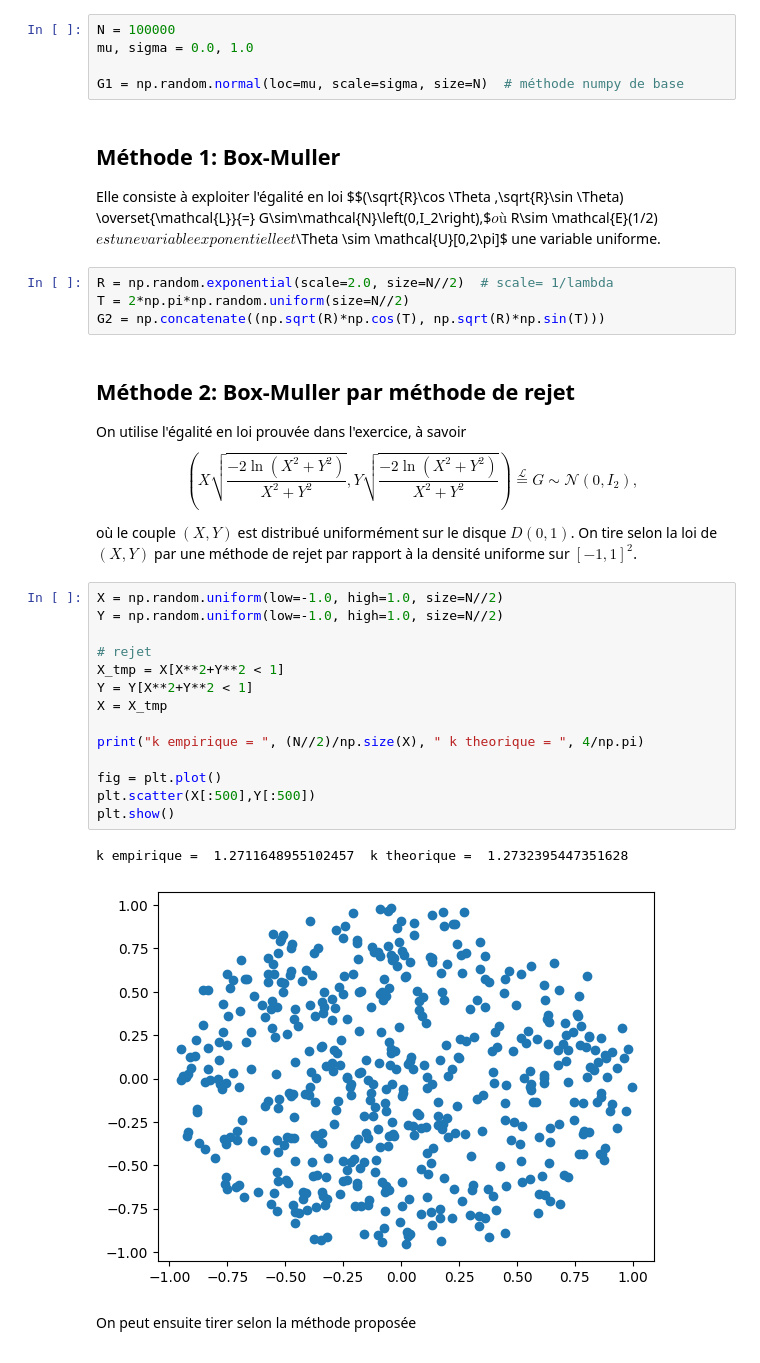
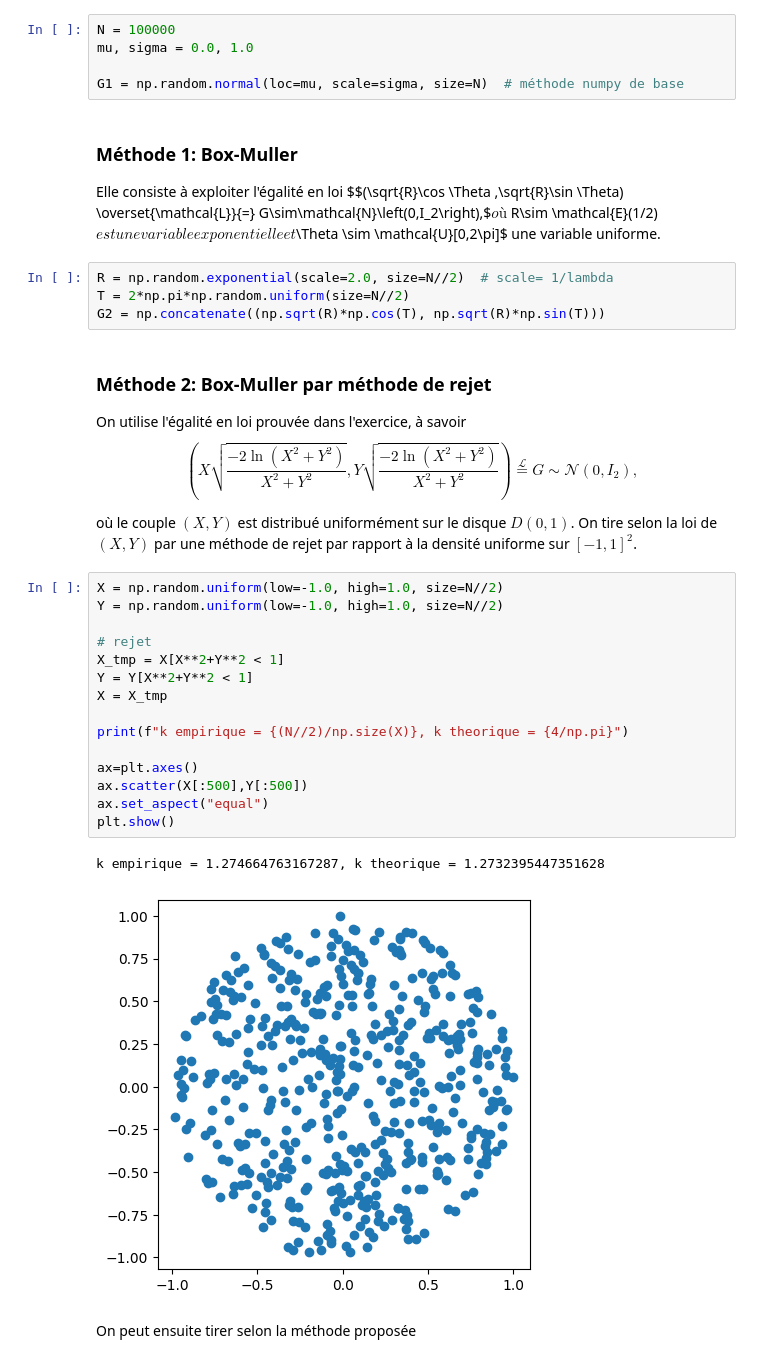
Before and after one commit to noeblassel/noeblassel.github.io, a Jupyter notebook: static/teaching/tp_simu.ipynb, the cells around one changed output. Cells and saved outputs as stored; diff of their text form.

```diff
--- a/static/teaching/tp_simu.ipynb
+++ b/static/teaching/tp_simu.ipynb
@@ -79,7 +78,7 @@ mu, sigma = 0.0, 1.0
 
 G1 = np.random.normal(loc=mu, scale=sigma, size=N)  # méthode numpy de base
 # %% [markdown]
-## Méthode 1: Box-Muller
+### Méthode 1: Box-Muller
 
 Elle consiste à exploiter l'égalité en loi
 $$(\sqrt{R}\cos \Theta ,\sqrt{R}\sin \Theta) \overset{\mathcal{L}}{=} G\sim\mathcal{N}\left(0,I_2\right),\$$
@@ -89,7 +88,7 @@ R = np.random.exponential(scale=2.0, size=N//2)  # scale= 1/lambda
 T = 2*np.pi*np.random.uniform(size=N//2)
 G2 = np.concatenate((np.sqrt(R)*np.cos(T), np.sqrt(R)*np.sin(T)))
 # %% [markdown]
-## Méthode 2: Box-Muller par méthode de rejet
+### Méthode 2: Box-Muller par méthode de rejet
 
 On utilise l'égalité en loi prouvée dans l'exercice, à savoir
 $$\left(X\sqrt{\frac{-2\ln(X^2+Y^2)}{X^2+Y^2}},Y\sqrt{\frac{-2\ln(X^2+Y^2)}{X^2+Y^2}}\right)\overset{\mathcal{L}}{=} G\sim\mathcal{N}\left(0,I_2\right),$$
@@ -98,20 +97,21 @@ où le couple $(X,Y)$ est distribué uniformément sur le disque $D(0,1)$. On ti
 # %%
 X = np.random.uniform(low=-1.0, high=1.0, size=N//2)
 Y = np.random.uniform(low=-1.0, high=1.0, size=N//2)
 
 # rejet
 X_tmp = X[X**2+Y**2 < 1]
 Y = Y[X**2+Y**2 < 1]
 X = X_tmp
 
-print("k empirique = ", (N//2)/np.size(X), " k theorique = ", 4/np.pi)
+print(f"k empirique = {(N//2)/np.size(X)}, k theorique = {4/np.pi}")
 
-fig = plt.plot()
-plt.scatter(X[:500],Y[:500])
+ax=plt.axes()
+ax.scatter(X[:500],Y[:500])
+ax.set_aspect("equal")
 plt.show()
 # %% [output]
-k empirique =  1.2711648955102457  k theorique =  1.2732395447351628
+k empirique = 1.274664763167287, k theorique = 1.2732395447351628
-[figure, old version]
+[figure, new version]
 # %% [markdown]
 On peut ensuite tirer selon la méthode proposée
 # %%
```
Also changed, not shown: parts of 34 cells of this notebook, 1 other file.
